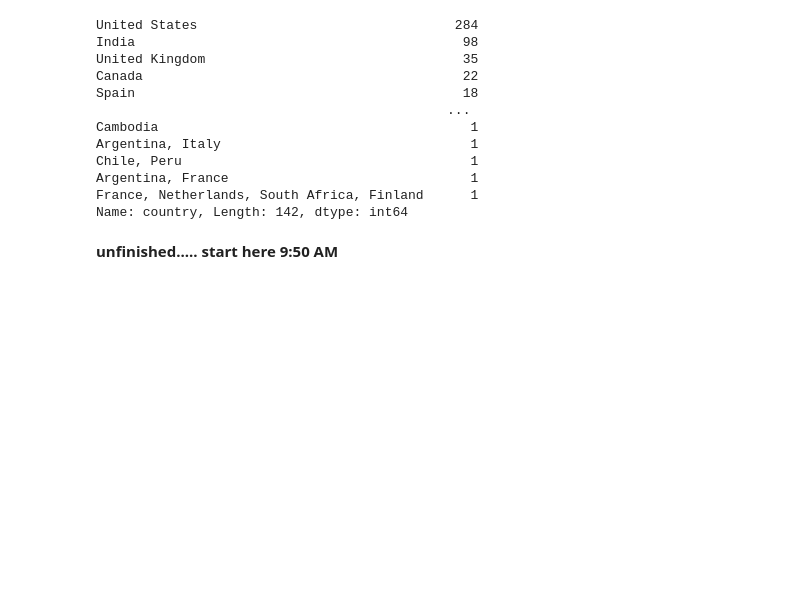
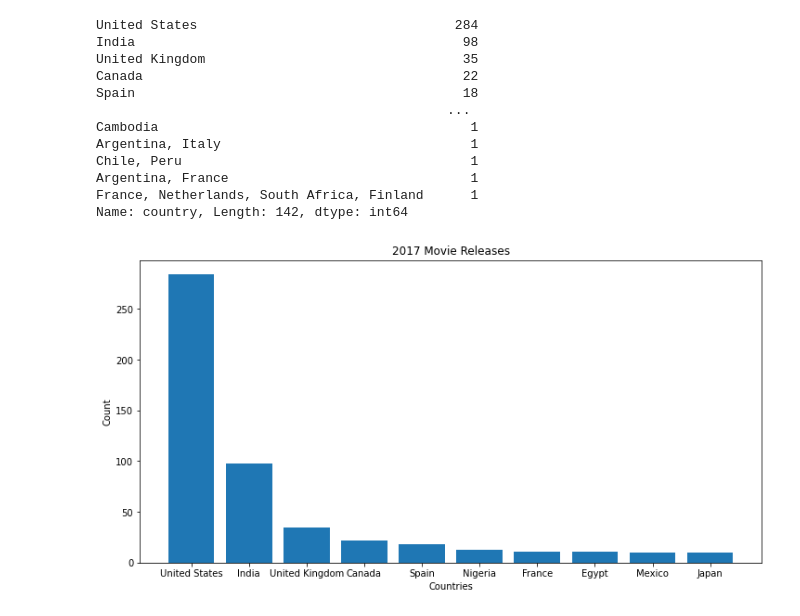
Before and after one commit to sankhadeepriju/Towards-Python-Data-Analysis, a Jupyter notebook: Netflix Test Dataset [Novice]/netflix-data.ipynb, the cells around one changed output. Drawn from its saved outputs; the diff is of its cells as text; code cells hidden in the pictures; blank space fills up the shorter version.

Commit message:
Added small graphs, need more insights

```diff
--- a/Netflix Test Dataset [Novice]/netflix-data.ipynb
+++ b/Netflix Test Dataset [Novice]/netflix-data.ipynb
@@ -328,6 +306,14 @@ Argentina, France                               1
 France, Netherlands, South Africa, Finland      1
 Name: country, Length: 142, dtype: int64
 # %%
-countrywise_release_df = pd.DataFrame({'Year':yearwise_release.index, 'Count':yearwise_release.values})
+countrywise_release_df = pd.DataFrame({'Year':countrywise_release.index, 'Count':countrywise_release.values})
-# %% [markdown]
-**unfinished..... start here 9:50 AM**
+# %%
+top_10_count = countrywise_release_df.head(10)
+# %%
+plt.figure(figsize=(12,6))
+plt.xlabel('Countries')
+plt.ylabel('Count')
+plt.title('2017 Movie Releases')
+plt.bar(top_10_count.Year, top_10_count.Count);
+# %% [output]
+[figure, added]
```
Also changed, not shown: parts of 7 cells of this notebook.
